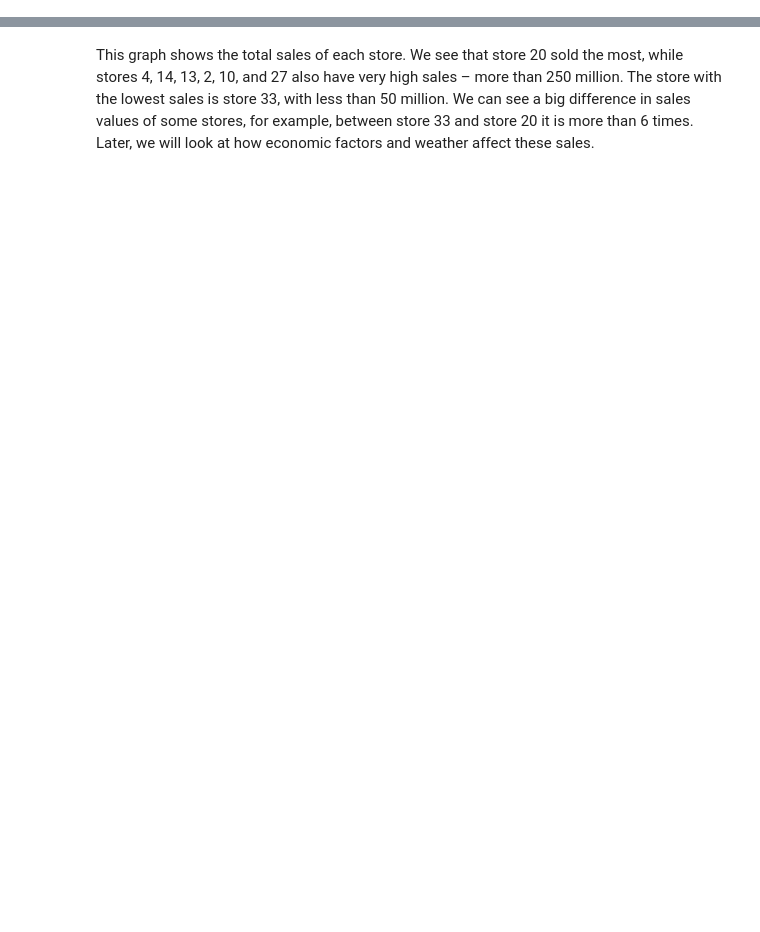
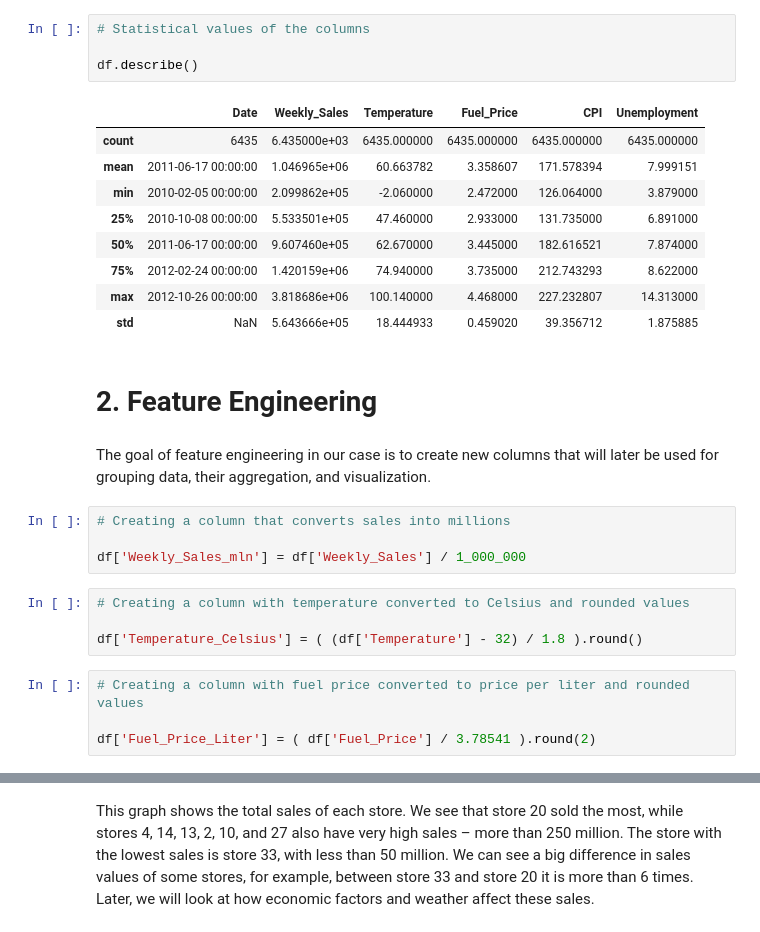
Before and after one commit to TheDim0nu4/Walmart-Data-Analysis, a Jupyter notebook: analysis.ipynb, the cells around one changed output, grey strips where cells are left out. Cells and saved outputs as stored; diff of their text form; blank space fills up the shorter version.

```diff
--- a/analysis.ipynb
+++ b/analysis.ipynb
@@ -33,0 +72,30 @@ First, we load the data, then we change the type of the column Date so we can wo
+# %%
+# Statistical values of the columns
+
+df.describe()
+# %% [output]
+|  | Date | Weekly_Sales | Temperature | Fuel_Price | CPI | Unemployment |
+| count | 6435 | 6.435000e+03 | 6435.000000 | 6435.000000 | 6435.000000 | 6435.000000 |
+| mean | 2011-06-17 00:00:00 | 1.046965e+06 | 60.663782 | 3.358607 | 171.578394 | 7.999151 |
+| min | 2010-02-05 00:00:00 | 2.099862e+05 | -2.060000 | 2.472000 | 126.064000 | 3.879000 |
+| 25% | 2010-10-08 00:00:00 | 5.533501e+05 | 47.460000 | 2.933000 | 131.735000 | 6.891000 |
+| 50% | 2011-06-17 00:00:00 | 9.607460e+05 | 62.670000 | 3.445000 | 182.616521 | 7.874000 |
+| 75% | 2012-02-24 00:00:00 | 1.420159e+06 | 74.940000 | 3.735000 | 212.743293 | 8.622000 |
+| max | 2012-10-26 00:00:00 | 3.818686e+06 | 100.140000 | 4.468000 | 227.232807 | 14.313000 |
+| std | NaN | 5.643666e+05 | 18.444933 | 0.459020 | 39.356712 | 1.875885 |
+# %% [markdown]
+# 2. Feature Engineering
+# %% [markdown]
+The goal of feature engineering in our case is to create new columns that will later be used for grouping data, their aggregation, and visualization.
+# %%
+# Creating a column that converts sales into millions
+
+df['Weekly_Sales_mln'] = df['Weekly_Sales'] / 1_000_000
+# %%
+# Creating a column with temperature converted to Celsius and rounded values
+
+df['Temperature_Celsius'] = ( (df['Temperature'] - 32) / 1.8 ).round()
+# %%
+# Creating a column with fuel price converted to price per liter and rounded values
+
+df['Fuel_Price_Liter'] = ( df['Fuel_Price'] / 3.78541 ).round(2)
```
Also changed, not shown: parts of 42 cells of this notebook.
